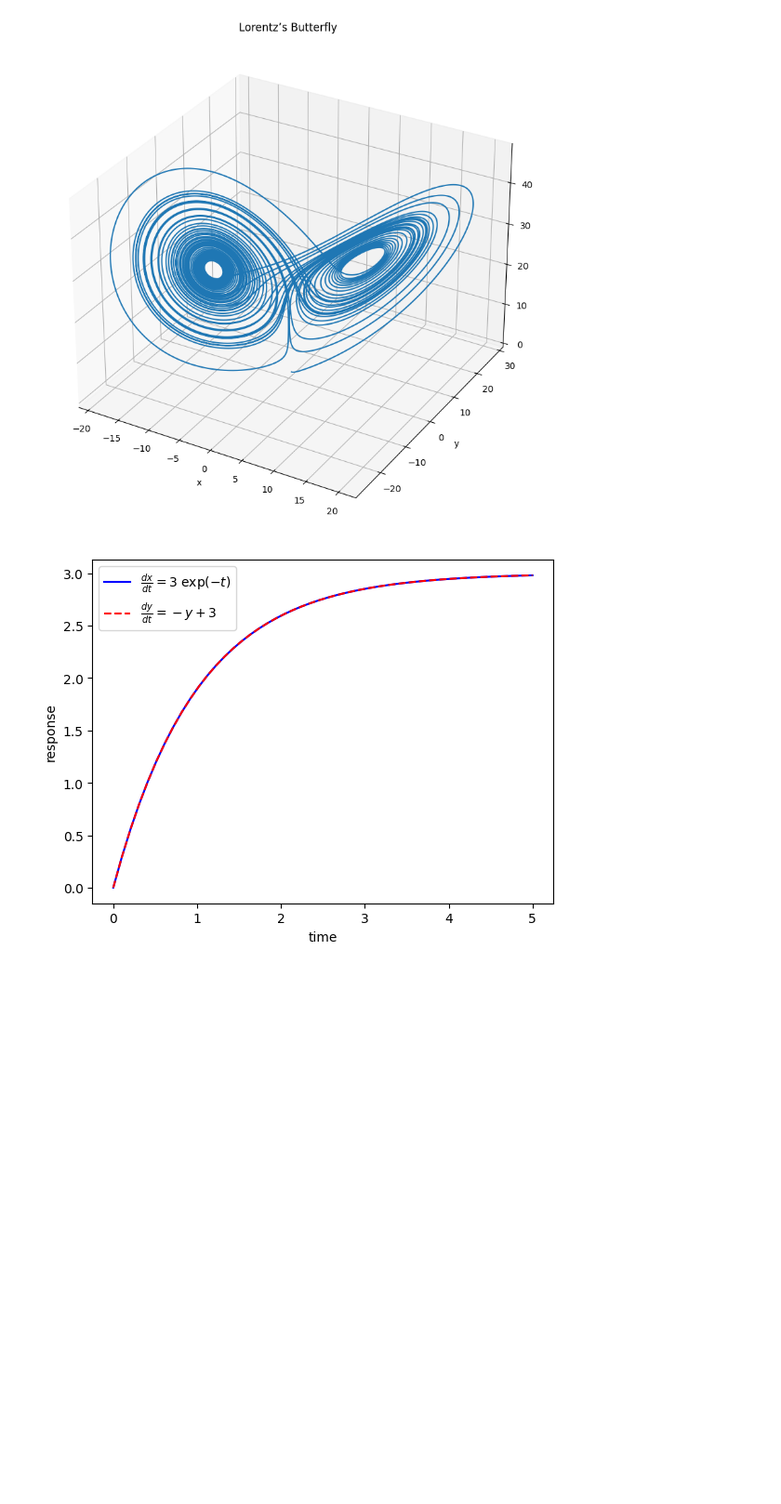
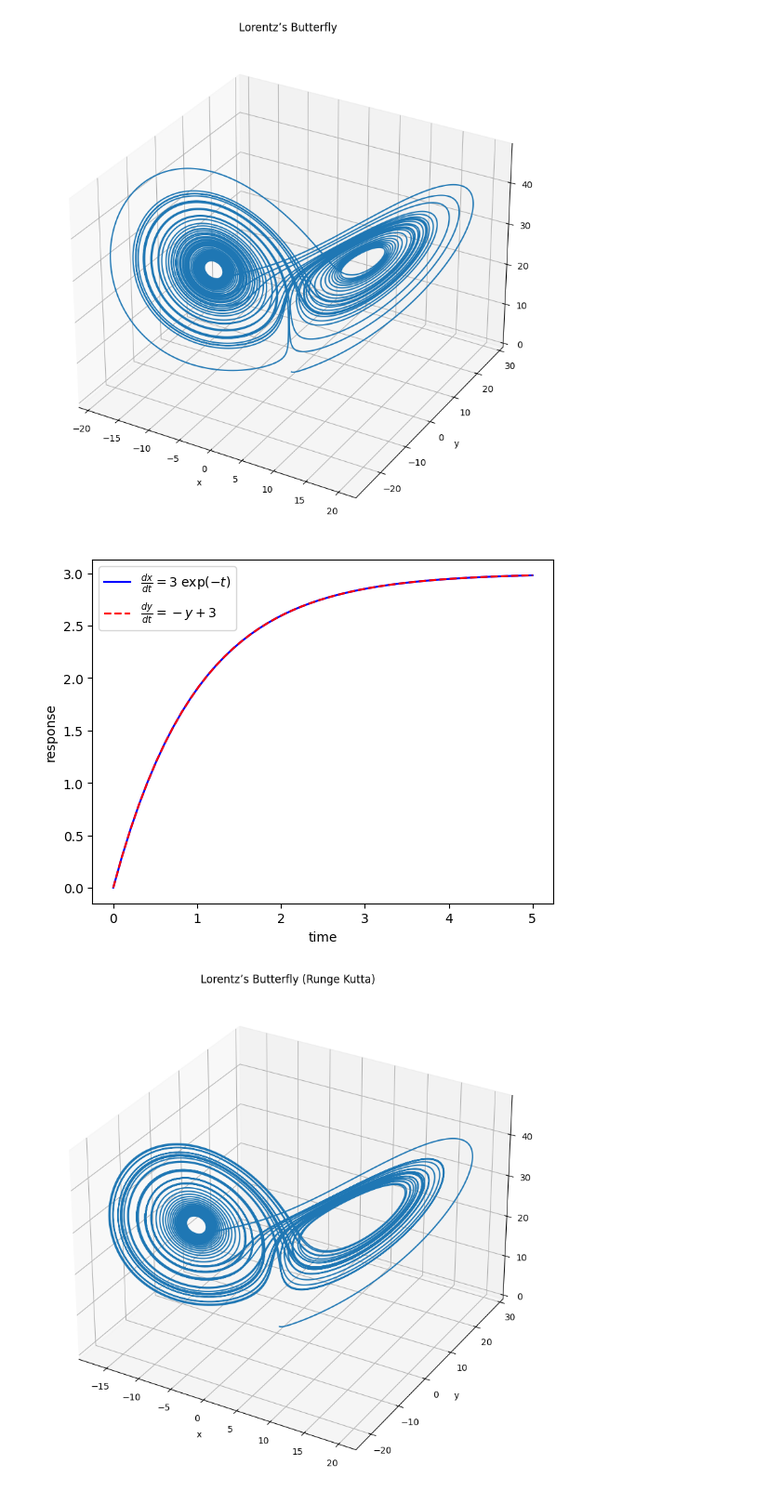
Before and after one commit to SPS-SP2273/learning-portfolio-2024-aug-JiaFeng3, a Jupyter notebook: Untitled1.ipynb, the cells around one changed output. Shown at 93% size. Saved outputs shown, nothing was run; the diff lists cells and outputs as text; code cells hidden in the pictures; blank space fills up the shorter version.

```diff
--- a/Untitled1.ipynb
+++ b/Untitled1.ipynb
@@ -363,3 +363,73 @@ plt.legend(loc='best')
 plt.show()
 # %% [output]
 [figure]
+# %%
+def dx_dt(x,y):
+    return sigma*(y-x)*dt
+def dy_dt(x,y,z):
+    return (x*(ro-z)-y)*dt
+def dz_dt(x,y,z):
+    return (x*y-beta*z)*dt
+
+data = []
+#parameters
+sigma = 10
+beta = 8 / 3
+ro = 28
+total_time = 50
+time = 0
+dt = 0.001
+
+#Initial Condition
+x0 = 0
+y0 = 1
+z0 = 0
+x, y, z = x0, y0, z0
+
+while time<total_time:
+
+    #K1
+    x1 = dx_dt(x, y)
+    y1 = dy_dt(x, y, z)
+    z1 = dz_dt(x, y, z)
+    #K2
+    x2 = dx_dt(x + x1/2, y + y1/2)
+    y2 = dy_dt(x + x1/2, y + y1/2, z + z1/2)
+    z2 = dz_dt(x + x1/2, y + y1/2, z + z1/2)
+    #K3
+    x3 = dx_dt(x + x2 / 2, y + y2 / 2)
+    y3 = dy_dt(x + x2 / 2, y + y2 / 2, z + z2 / 2)
+    z3 = dz_dt(x + x2 / 2, y + y2 / 2, z + z2 / 2)
+    #K4
+    x4 = dx_dt(x + x3, y + y3)
+    y4 = dy_dt(x + x3, y + y3, z + z3)
+    z4 = dz_dt(x + x3, y + y3, z + z3)
+
+    x = (x + (1/6)*(x1+2*x2+2*x3+x4))
+    y = (y + (1/6)*(y1+2*y2+2*y3+y4))
+    z = (z + (1/6)*(z1+2*z2+2*z3+z4))
+
+    time += dt
+    data.append([time, x, y, z])
+
+
+data = np.array(data)
+data = {
+    'time': data[:, 0],
+    'x': data[:, 1],
+    'y': data[:, 2],
+    'z': data[:, 3]
+}
+# Plot figure
+fig = plt.figure(figsize = (10,10))
+ax = plt.axes(projection='3d')
+
+ax.plot3D(data['x'], data['y'], data['z'])
+ax.set_xlabel('x')
+ax.set_ylabel('y')
+ax.set_zlabel('z')
+ax.set_title('Lorentz’s Butterfly (Runge Kutta)')
+
+plt.show()
+# %% [output]
+[figure, added]
```
